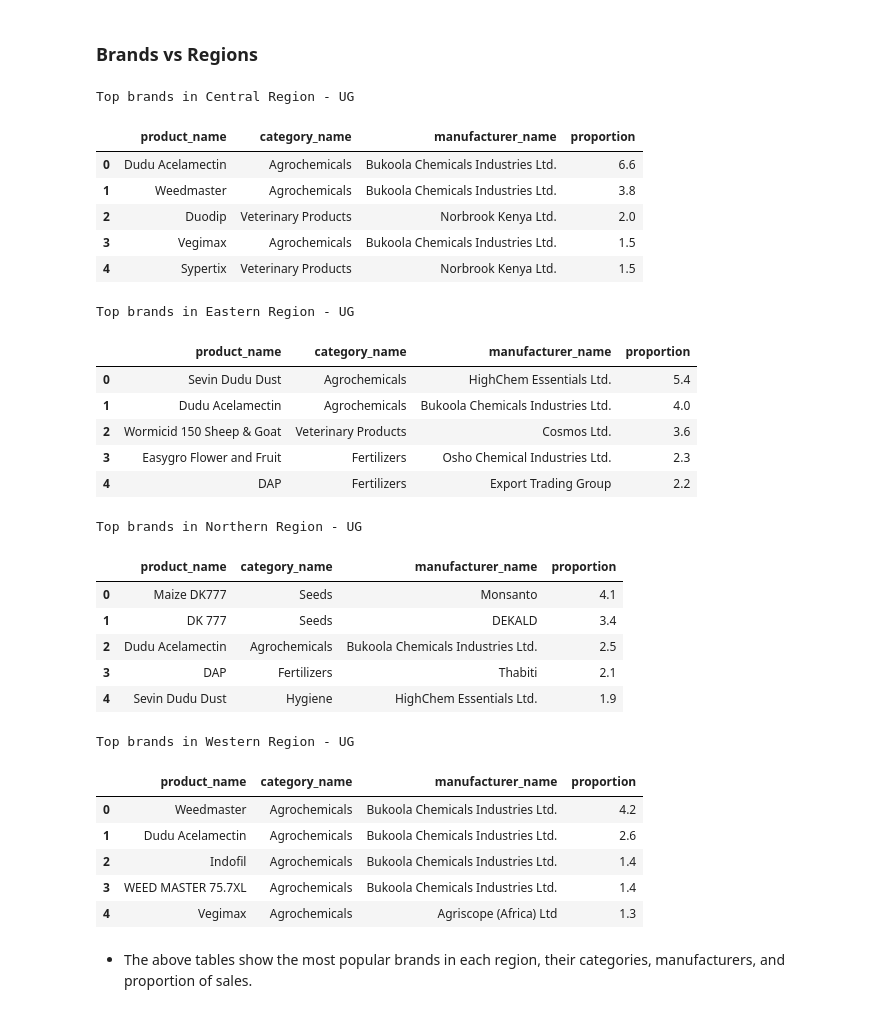
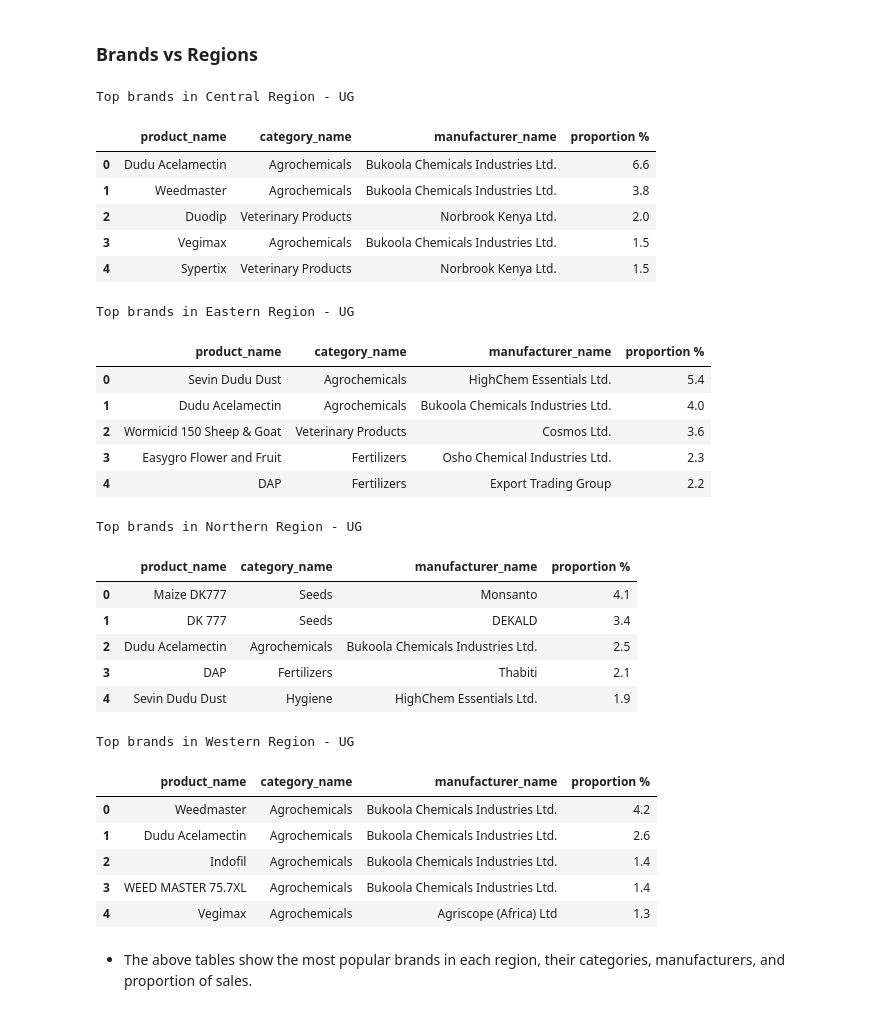
Before and after one commit to natbernard/Sale-Transactions-Analysis, a Jupyter notebook: uganda_transaction_analysis.ipynb, the cells around one changed output. Saved outputs shown, nothing was run; the diff lists cells and outputs as text; code cells hidden in the pictures.

```diff
--- a/uganda_transaction_analysis.ipynb
+++ b/uganda_transaction_analysis.ipynb
@@ -269,56 +269,56 @@ def count_tables(df):
     top_products = df['product_name'].value_counts().nlargest(5).index.tolist()
     product_details = []
     for product in top_products:
         details = {}
         details['product_name'] = product
         details['value_counts'] = df.loc[df['product_name'] == product, 'product_name'].count()
         details['category_name'] = df.loc[df['product_name'] == product, 'category_name'].iloc[0]
         details['manufacturer_name'] = df.loc[df['product_name'] == product, 'manufacturer_name'].iloc[0]
         product_details.append(details)
         region = df.loc[df['product_name'] == product, 'region_name'].iloc[0]
 
     new_df = pd.DataFrame(product_details)
-    new_df['proportion'] = round((new_df['value_counts'] / len(df)) * 100, 1)
+    new_df['proportion %'] = round((new_df['value_counts'] / len(df)) * 100, 1)
     new_df.drop('value_counts', axis =1, inplace = True)
 
     print('\033[1m' + f'Top brands in {region}' + '\033[0m')
     display(new_df)
     print('\n')
 
 central = df[df['region_name'] == 'Central Region - UG']
 eastern = df[df['region_name'] == 'Eastern Region - UG']
 northern = df[df['region_name'] == 'Northern Region - UG']
 western = df[df['region_name'] == 'Western Region - UG']
 
 regions = [central, eastern, northern, western]
 
 # calling the function
 for i, n in enumerate(regions):
     count_tables(n)
 # %% [output]
 Top brands in Central Region - UG
-|  | product_name | category_name | manufacturer_name | proportion |
+|  | product_name | category_name | manufacturer_name | proportion % |
 | 0 | Dudu Acelamectin | Agrochemicals | Bukoola Chemicals Industries Ltd. | 6.6 |
 | 1 | Weedmaster | Agrochemicals | Bukoola Chemicals Industries Ltd. | 3.8 |
 | 2 | Duodip | Veterinary Products | Norbrook Kenya Ltd. | 2.0 |
 | 3 | Vegimax | Agrochemicals | Bukoola Chemicals Industries Ltd. | 1.5 |
 | 4 | Sypertix | Veterinary Products | Norbrook Kenya Ltd. | 1.5 |
 Top brands in Eastern Region - UG
-|  | product_name | category_name | manufacturer_name | proportion |
+|  | product_name | category_name | manufacturer_name | proportion % |
 | 0 | Sevin Dudu Dust | Agrochemicals | HighChem Essentials Ltd. | 5.4 |
 | 1 | Dudu Acelamectin | Agrochemicals | Bukoola Chemicals Industries Ltd. | 4.0 |
 | 2 | Wormicid 150 Sheep & Goat | Veterinary Products | Cosmos Ltd. | 3.6 |
 | 3 | Easygro Flower and Fruit | Fertilizers | Osho Chemical Industries Ltd. | 2.3 |
 | 4 | DAP | Fertilizers | Export Trading Group | 2.2 |
 Top brands in Northern Region - UG
-|  | product_name | category_name | manufacturer_name | proportion |
+|  | product_name | category_name | manufacturer_name | proportion % |
 | 0 | Maize DK777 | Seeds | Monsanto | 4.1 |
 | 1 | DK 777 | Seeds | DEKALD | 3.4 |
 | 2 | Dudu Acelamectin | Agrochemicals | Bukoola Chemicals Industries Ltd. | 2.5 |
 | 3 | DAP | Fertilizers | Thabiti | 2.1 |
 | 4 | Sevin Dudu Dust | Hygiene | HighChem Essentials Ltd. | 1.9 |
 Top brands in Western Region - UG
-|  | product_name | category_name | manufacturer_name | proportion |
+|  | product_name | category_name | manufacturer_name | proportion % |
 | 0 | Weedmaster | Agrochemicals | Bukoola Chemicals Industries Ltd. | 4.2 |
 | 1 | Dudu Acelamectin | Agrochemicals | Bukoola Chemicals Industries Ltd. | 2.6 |
 | 2 | Indofil | Agrochemicals | Bukoola Chemicals Industries Ltd. | 1.4 |
```
Also changed, not shown: parts of 1 cell of this notebook.
